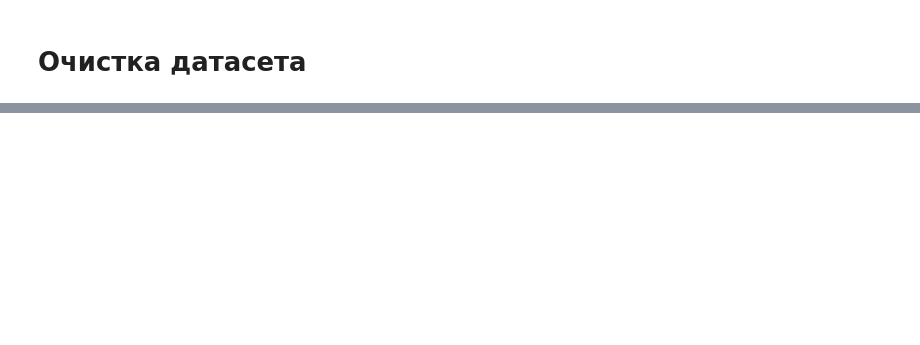
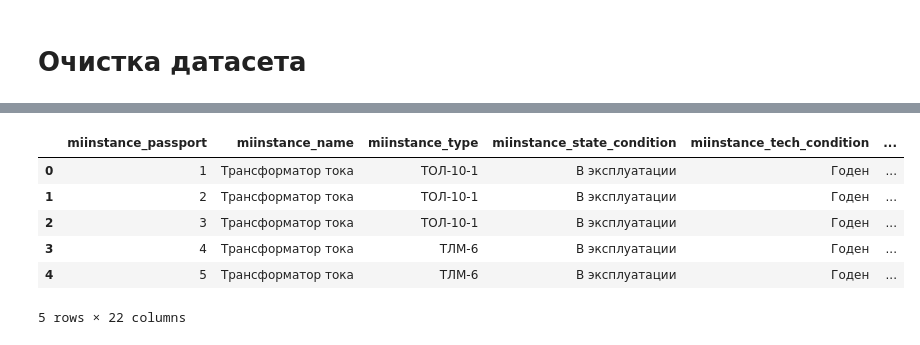
Before and after one commit to Code0871/metrolog, a Jupyter notebook: src/ai_models/forecast_model/forecast.ipynb, the cells around one changed output, grey strips where cells are left out. Cells and saved outputs as stored; diff of their text form; code cells hidden in the pictures; blank space fills up the shorter version.

```diff
--- a/src/ai_models/forecast_model/forecast.ipynb
+++ b/src/ai_models/forecast_model/forecast.ipynb
@@ -66,18 +57,0 @@ dtype: float64
-# %%
-## Чистим датасет от null
-## Т.к. у столбца commissioning_date почти 90% null, столбец смысла не имеет, удаляем
-df = df.drop("commissioning_date", axis = 1)
-
-ddf = dd.from_pandas(df, npartitions=4)
-means = ddf.mean(numeric_only=True).compute()
-df = df.fillna(means)
-
-## строковые значения заполняем модой
-string_cols = df.select_dtypes(include=['object']).columns
-for col in string_cols:
-    mode_val = df[col].mode()
-    if len(mode_val) > 0:  # проверяем, что мода существует
-        df[col] = df[col].fillna(mode_val[0])
-
-## выыводим кол-во null
-print(df.isnull().sum() / len(df) * 100)
@@ -137,0 +58,32 @@ Shrink model to first 497 iterations.
+# %%
+today = pd.Timestamp.now()
+
+# 1. Возраст
+df['issue_date_clean'] = pd.to_datetime(df['issue_date'], errors='coerce')
+df['age_years'] = (today - df['issue_date_clean']).dt.days / 365.25
+
+# 2. Дней с последней поверки
+df['fact_date_clean'] = pd.to_datetime(df['fact_date_of_mk'], errors='coerce')
+df['days_since_last_mk'] = (today - df['fact_date_clean']).dt.days
+
+# 3. Дней до плановой поверки
+df['plan_date_clean'] = pd.to_datetime(df['plan_date_of_mk'], errors='coerce')
+df['days_until_planned_mk'] = (df['plan_date_clean'] - today).dt.days
+
+# 4. Истёк ли МПИ (исправлено: месяцы → дни)
+df['mpi_expired'] = (
+    (today - df['fact_date_clean']).dt.days > (df['prmk'] * 30.44)
+).astype(int)
+
+# 5. Списание
+df['is_written_off'] = df['date_of_debit'].notna().astype(int)
+# %%
+df.head()
+# %% [output]
+|  | miinstance_passport | miinstance_name | miinstance_type | miinstance_state_condition | miinstance_tech_condition | ... |
+| 0 | 1 | Трансформатор тока | ТОЛ-10-1 | В эксплуатации | Годен | ... |
+| 1 | 2 | Трансформатор тока | ТОЛ-10-1 | В эксплуатации | Годен | ... |
+| 2 | 3 | Трансформатор тока | ТОЛ-10-1 | В эксплуатации | Годен | ... |
+| 3 | 4 | Трансформатор тока | ТЛМ-6 | В эксплуатации | Годен | ... |
+| 4 | 5 | Трансформатор тока | ТЛМ-6 | В эксплуатации | Годен | ... |
+5 rows × 22 columns
```
Also changed, not shown: parts of 18 cells of this notebook, 19 other files.
